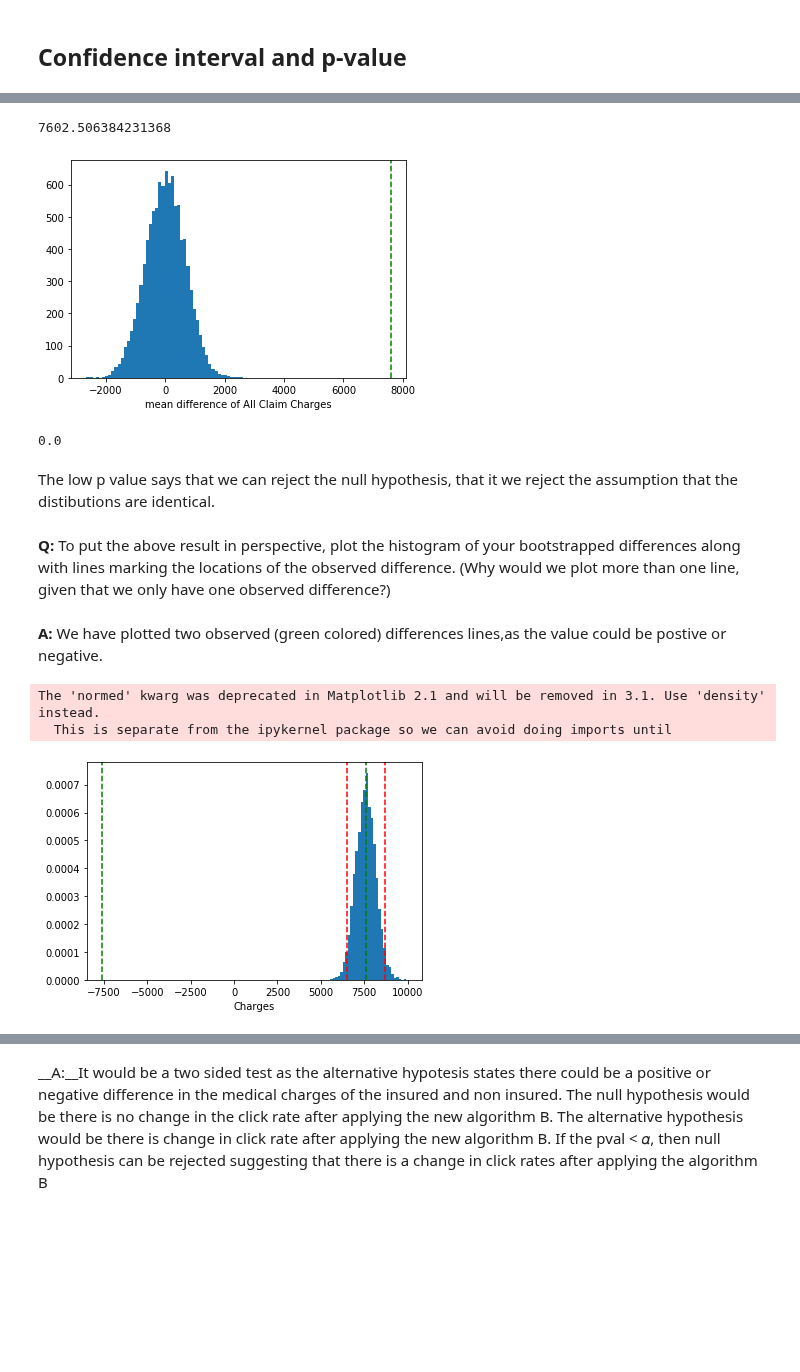
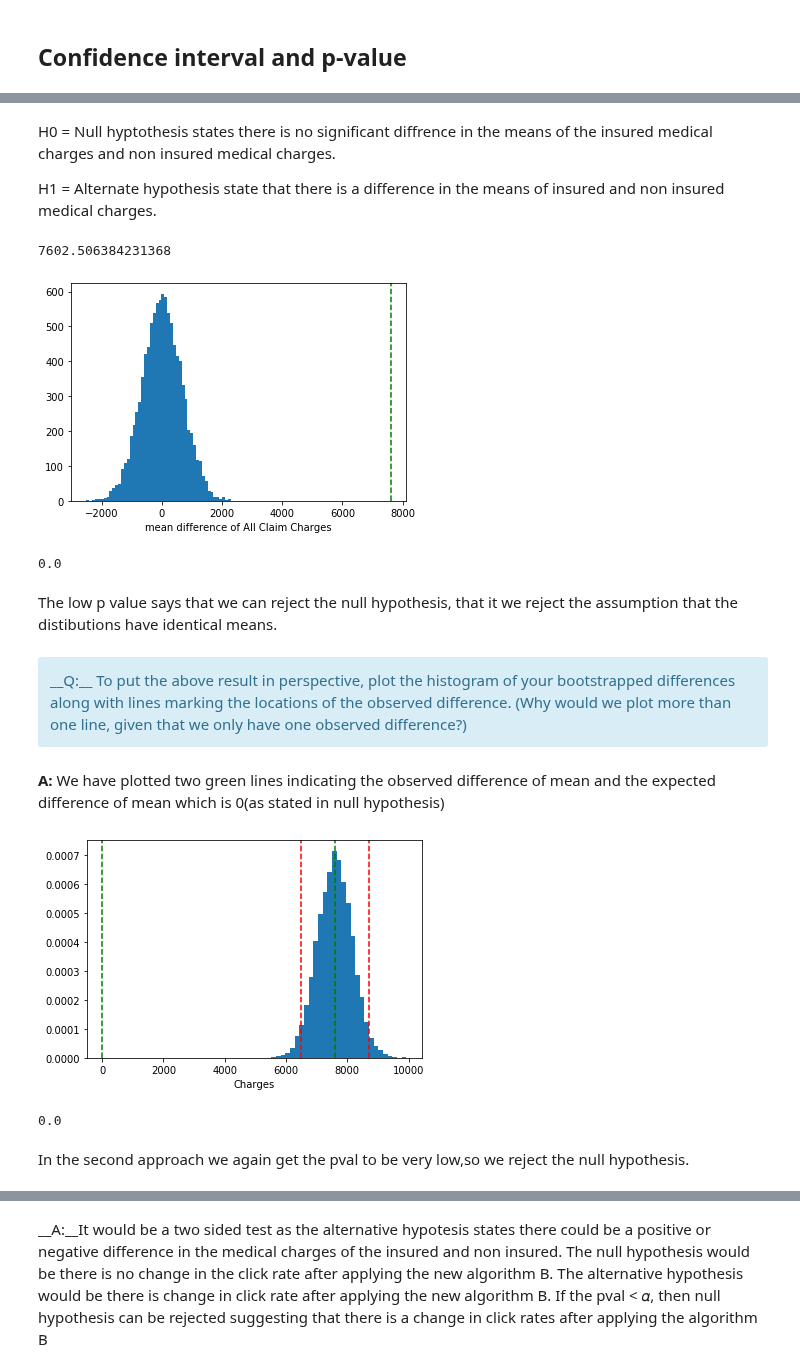
Before and after one commit to Anandpatil412/DSC, a Jupyter notebook: Miniproject_Bootstrap_Inference/inferential_statistics_2-Q.ipynb, the cells around one changed output, grey strips where cells are left out. Drawn from its saved outputs; the diff is of its cells as text; code cells hidden in the pictures; blank space fills up the shorter version.

```diff
--- a/Miniproject_Bootstrap_Inference/inferential_statistics_2-Q.ipynb
+++ b/Miniproject_Bootstrap_Inference/inferential_statistics_2-Q.ipynb
@@ -135,0 +133,5 @@ H1 = Alternate hypothesis state that there is a difference in the means of insur
+# %% [markdown]
+H0 = Null hyptothesis states there is no significant diffrence in the means of the insured medical charges and
+non insured medical charges.
+
+H1 = Alternate hypothesis state that there is a difference in the means of insured and non insured medical charges.
@@ -149,24 +160,27 @@ def permutation_sample(data1, data2):
 # %%
 perm_mean_replicates = np.empty(N_rep)
 
+#shifting approach
+resampled_non_insured_shifted = resampled_non_insured - np.mean(resampled_non_insured) + np.mean(resampled_insured)
+
+
 for i in range(N_rep):
-    perm_insured, perm_uninsured = permutation_sample(resampled_mean_insured,resampled_mean_non_insured)
+    perm_insured, perm_uninsured = permutation_sample(resampled_insured,resampled_non_insured_shifted)
     perm_mean_replicates[i] = np.mean(perm_insured) - np.mean(perm_uninsured)
 # %%
 _= plt.hist(perm_mean_replicates,bins=50)
-_ = plt.axvline(observed_std_dev_diff, color='g', linestyle='--')
+_ = plt.axvline(observed_mean_diff, color='g', linestyle='--')
 _ = plt.xlabel('mean difference of All Claim Charges')
 # %% [output]
-[figure, old version]
+[figure, new version]
 # %%
 pVal = np.sum(perm_mean_replicates >= observed_mean_diff)/len(perm_mean_replicates)
 pVal
 # %% [output]
 0.0
 # %% [markdown]
-The low p value says that we can reject the null hypothesis, that it we reject the assumption that the distibutions are
-identical.
+The low p value says that we can reject the null hypothesis, that it we reject the assumption that the distibutions have identical means.
 # %% [markdown]
+<div class="span5 alert alert-info">
 __Q:__ To put the above result in perspective, plot the histogram of your bootstrapped differences along with lines marking the locations of the observed difference. (Why would we plot more than one line, given that we only have one observed difference?)
+</div>
-# %% [markdown]
-__A:__ We have plotted two observed (green colored) differences lines,as the value could be postive or negative.
@@ -176 +187,3 @@ def draw_diff_mean(data1,data2):
+# %% [markdown]
+__A:__ We have plotted two green lines indicating the observed difference of mean and the expected difference of mean which is 0(as stated in null hypothesis)
 # %%
@@ -184,17 +199,22 @@ for i in range(N_rep):
 # %%
 percentile_boot_difference = np.percentile(mean_diff_replicates, [2.5, 97.5])
 
-_ = plt.hist(mean_diff_replicates, bins=30, normed=True)
+_ = plt.hist(mean_diff_replicates, bins=30, density=True)
 
 _ = plt.axvline(observed_mean_diff, color='g', linestyle='--')
-_ = plt.axvline(-observed_mean_diff, color='g', linestyle='--')
+_ = plt.axvline(0, color='g', linestyle='--')#here expected mean diff is zero from null hyp and we are not shiftn the distrn
 
 
 _ = plt.axvline(percentile_boot_difference[0], color='red', linestyle='--')
 _ = plt.axvline(percentile_boot_difference[1], color='red', linestyle='--')
 _ = plt.xlabel('Charges')
 plt.show()
 # %% [output]
-The 'normed' kwarg was deprecated in Matplotlib 2.1 and will be removed in 3.1. Use 'density' instead.
-  This is separate from the ipykernel package so we can avoid doing imports until
-[figure, old version]
+[figure, new version]
+# %%
+pVal = np.sum(mean_diff_replicates <= 0)/len(perm_mean_replicates)
+pVal
+# %% [output]
+0.0
+# %% [markdown]
+In the second approach we again get the pval to be very low,so we reject the null hypothesis.
```
Also changed, not shown: parts of 24 cells of this notebook.
